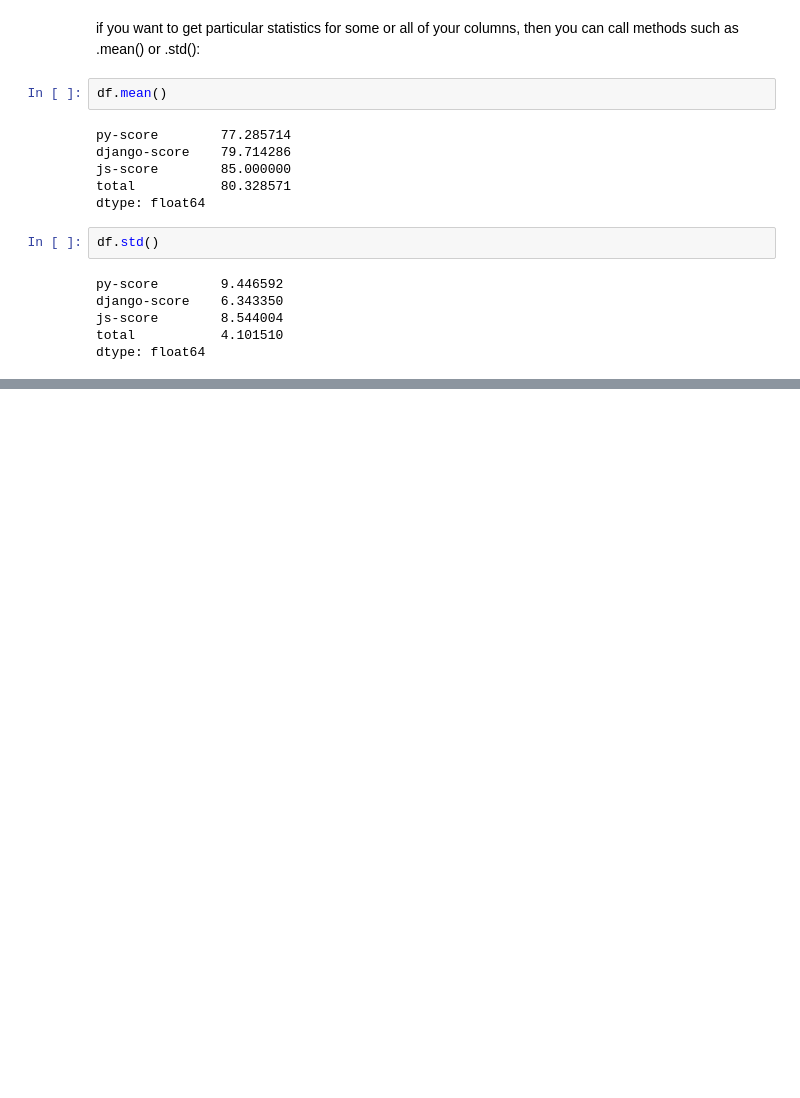
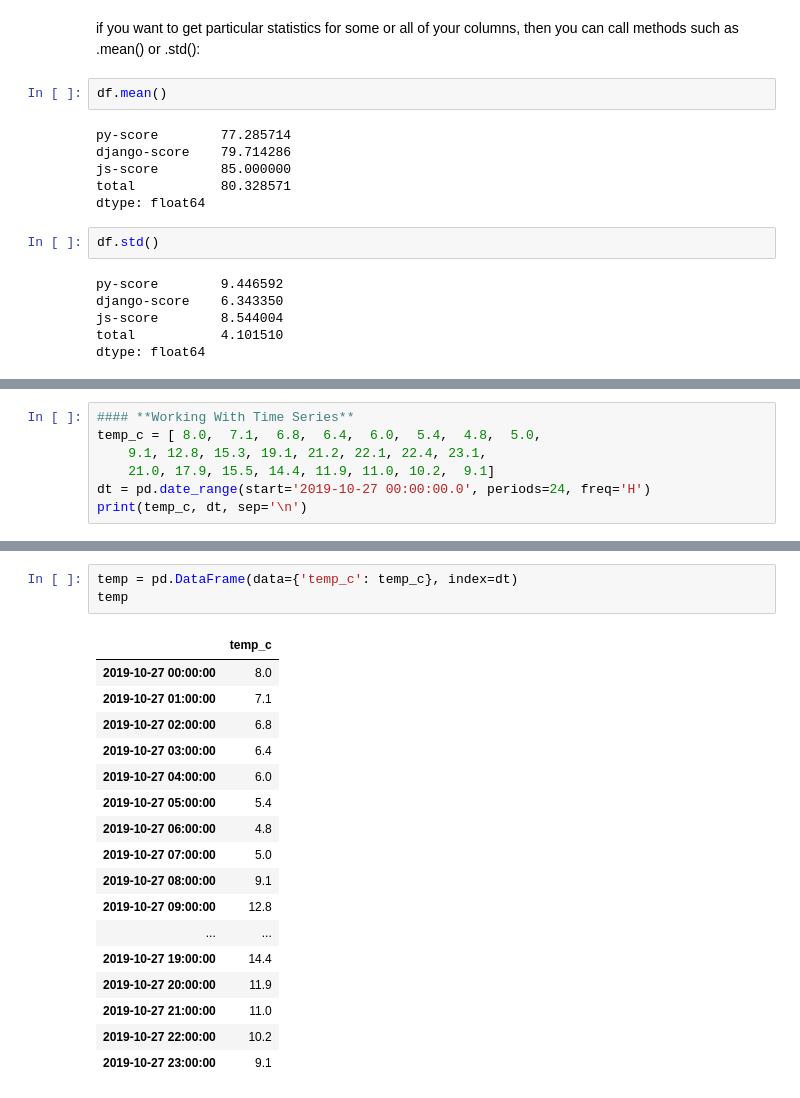
Before and after one commit to jahromi/TechTalk, a Jupyter notebook: python/notebooks/Pandas.ipynb, the cells around one changed output, grey strips where cells are left out. Drawn from its saved outputs; the diff is of its cells as text; blank space fills up the shorter version.

```diff
--- a/python/notebooks/Pandas.ipynb
+++ b/python/notebooks/Pandas.ipynb
@@ -494,0 +601,7 @@ dtype: float64
+# %%
+#### **Working With Time Series**
+temp_c = [ 8.0,  7.1,  6.8,  6.4,  6.0,  5.4,  4.8,  5.0,
+    9.1, 12.8, 15.3, 19.1, 21.2, 22.1, 22.4, 23.1,
+    21.0, 17.9, 15.5, 14.4, 11.9, 11.0, 10.2,  9.1]
+dt = pd.date_range(start='2019-10-27 00:00:00.0', periods=24, freq='H')
+print(temp_c, dt, sep='\n')
@@ -494,0 +623,21 @@ dtype: float64
+# %%
+temp = pd.DataFrame(data={'temp_c': temp_c}, index=dt)
+temp
+# %% [output]
+|  | temp_c |
+| 2019-10-27 00:00:00 | 8.0 |
+| 2019-10-27 01:00:00 | 7.1 |
+| 2019-10-27 02:00:00 | 6.8 |
+| 2019-10-27 03:00:00 | 6.4 |
+| 2019-10-27 04:00:00 | 6.0 |
+| 2019-10-27 05:00:00 | 5.4 |
+| 2019-10-27 06:00:00 | 4.8 |
+| 2019-10-27 07:00:00 | 5.0 |
+| 2019-10-27 08:00:00 | 9.1 |
+| 2019-10-27 09:00:00 | 12.8 |
+| ... | ... |
+| 2019-10-27 19:00:00 | 14.4 |
+| 2019-10-27 20:00:00 | 11.9 |
+| 2019-10-27 21:00:00 | 11.0 |
+| 2019-10-27 22:00:00 | 10.2 |
+| 2019-10-27 23:00:00 | 9.1 |
```
Also changed, not shown: parts of 29 cells of this notebook.
